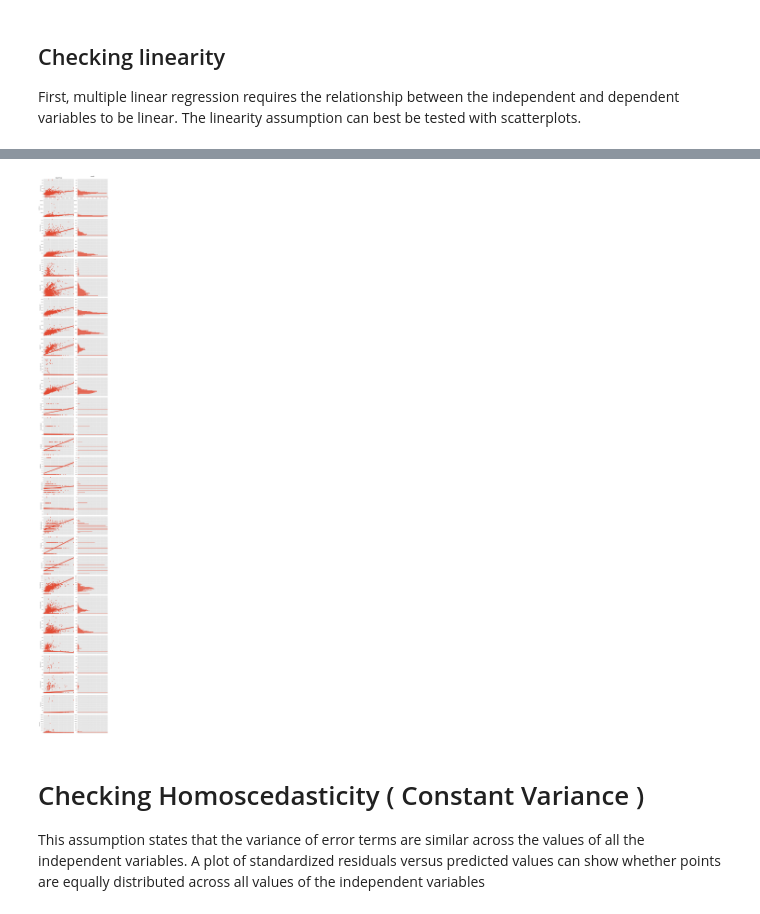
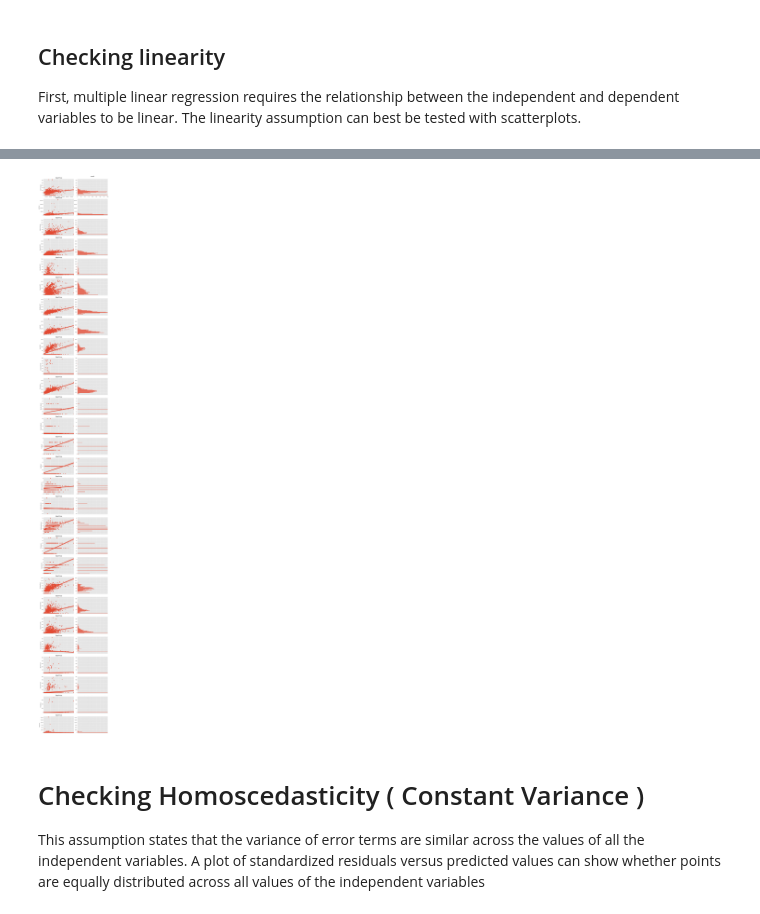
Before and after one commit to kennybagzz/Iowa-House-Prices-Prediction, a Jupyter notebook: house-prices-advanced-regression-techniques/EDA.ipynb, the cells around one changed output, grey strips where cells are left out. Saved outputs shown, nothing was run; the diff lists cells and outputs as text; code cells hidden in the pictures.

```diff
--- a/house-prices-advanced-regression-techniques/EDA.ipynb
+++ b/house-prices-advanced-regression-techniques/EDA.ipynb
@@ -104,34 +108,38 @@ gs = gridspec.GridSpec(28, 2)
 
 for i in range(28):
     ax1 = plt.subplot(gs[i, 0])
     ax2 = plt.subplot(gs[i, 1])
     sns.regplot(y, continuous_X.iloc[:, i], ax=ax1)
     ax1.set_title('')
     ax1.set_xlabel('')
     ylim = ax1.get_ylim()
     continuous_X[continuous_X.columns[i]].hist(bins=50, ax=ax2, orientation='horizontal')
     ax2.set_ylim((ylim[0], ylim[1]))
     ax2.set_xlabel('')
     ax2.set_xlim((0, 200))
     for tick in ax2.yaxis.get_major_ticks():
         tick.label1On = False
         tick.label2On = True
     if i != 0:
+        ax1.set_title('Sale Price', size=15)
+        for tick in ax1.xaxis.get_major_ticks():
+            tick.label1On = False
+            tick.label2On = True
         ax1.set_xticklabels([''])
         ax2.set_xticklabels([''])
     else:
         ax1.set_title('Sale Price', size=15)
         ax2.set_title('count \n', size=15)
         for tick in ax1.xaxis.get_major_ticks():
             tick.label1On = False
             tick.label2On = True
         for tick in ax2.xaxis.get_major_ticks():
             tick.label1On = False
             tick.label2On = True
 plt.tight_layout(pad=0, w_pad=0, h_pad=0)
 plt.show()
 # %% [output]
-[figure, old version]
+[figure, new version]
 # %% [markdown]
 # Checking Homoscedasticity ( Constant Variance )
 
```
Also changed, not shown: parts of 17 cells of this notebook, 2 other files.
